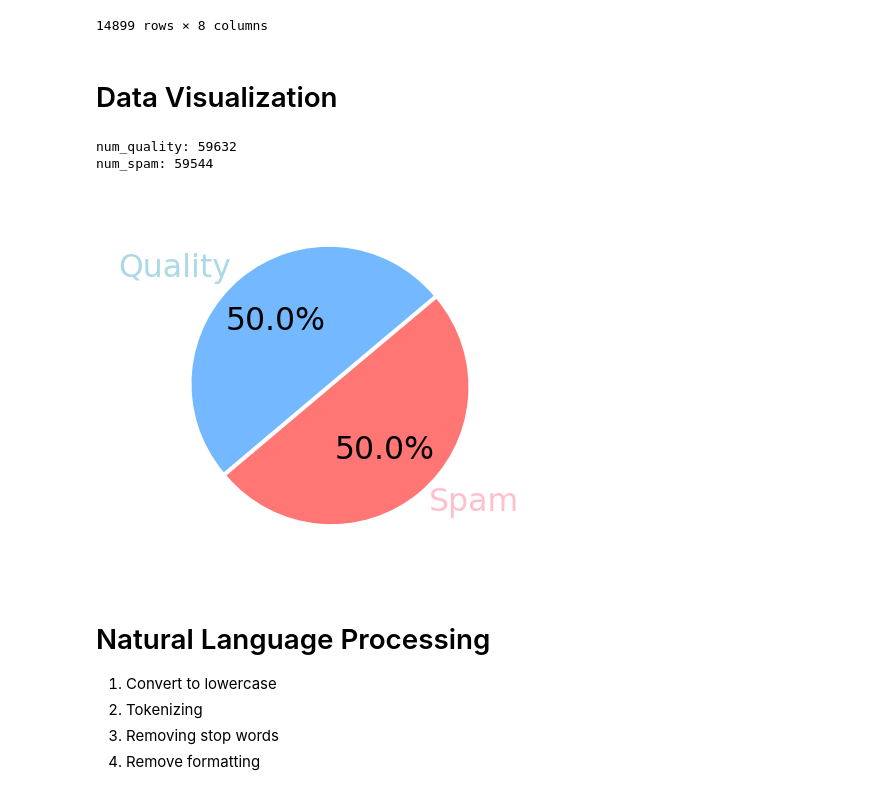
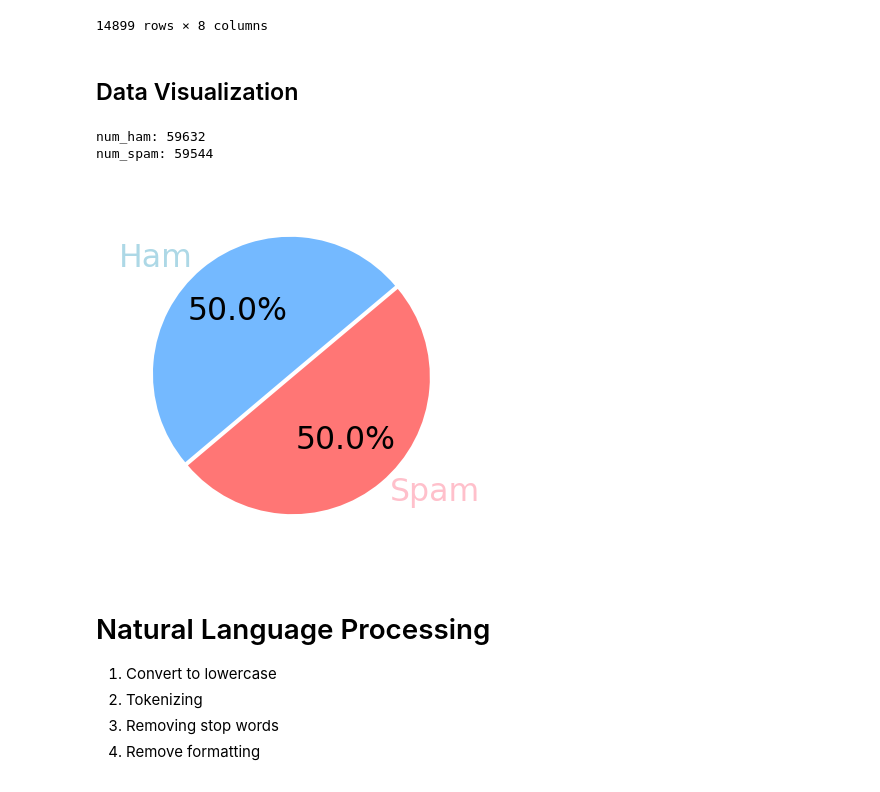
Before and after one commit to AlexHappyCode/CSC845-twitter-spam-detection, a Jupyter notebook: alex/main.ipynb, the cells around one changed output. Cells and saved outputs as stored; diff of their text form; code cells hidden in the pictures.

Commit message:
refactoring the word quality to ham

```diff
--- a/alex/main.ipynb
+++ b/alex/main.ipynb
@@ -70,39 +72,39 @@ df_train
 | 14898 | Chasing Success by Space Cadetz L... | 1219.0 | 957.0 | 4077.0 | 1.0 | United States | Spam | NaN |
 14899 rows × 8 columns
 # %% [markdown]
-# Data Visualization
+## Data Visualization
 # %%
-# Get Number of Quality Tweets
-is_quality = df_train['Type'] == 'Quality'
-df_train_quality = df_train[is_quality]
-print('num_quality:', df_train_quality.size)
+# Get Number of Ham Tweets
+is_ham = df_train['Type'] == 'Quality'
+df_train_ham = df_train[is_ham]
+print('num_ham:', df_train_ham.size)
 
 # Get Number of Spam Tweets
 is_spam = df_train['Type'] == 'Spam'
 df_train_spam = df_train[is_spam]
 print('num_spam:', df_train_spam.size)
 # %% [output]
-num_quality: 59632
+num_ham: 59632
 num_spam: 59544
 # %%
 # Creating Pie Chart
-category_names = ['Quality', 'Spam']
-sizes = [df_train_quality.size, df_train_spam.size]
+category_names = ['Ham', 'Spam']
+sizes = [df_train_ham.size, df_train_spam.size]
 custom_colors = ['#74b9ff','#ff7675']
 
 plt.figure(figsize=(2, 2), dpi=227)
 wedges, labels, percents = plt.pie(sizes, labels=category_names, textprops={'fontsize': 10},
                                    startangle=40, autopct='%1.1f%%', colors=custom_colors,
                                     explode=[0, 0.03])
 
 # label colors
 labels[0].set_color('lightblue')
 labels[1].set_color('pink')
 
 # display pie chart
 plt.show()
 # %% [output]
-[figure, old version]
+[figure, new version]
 # %% [markdown]
 # Natural Language Processing
 
```
Also changed, not shown: parts of 30 cells of this notebook.
